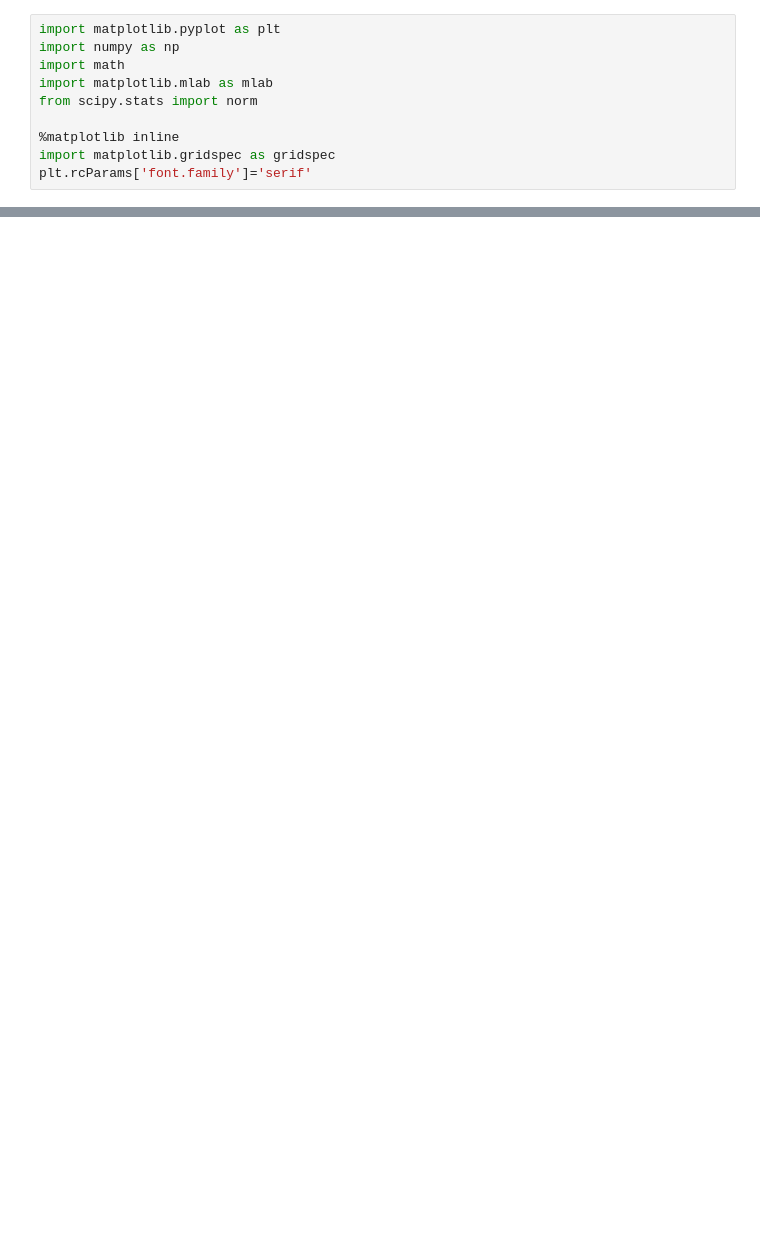
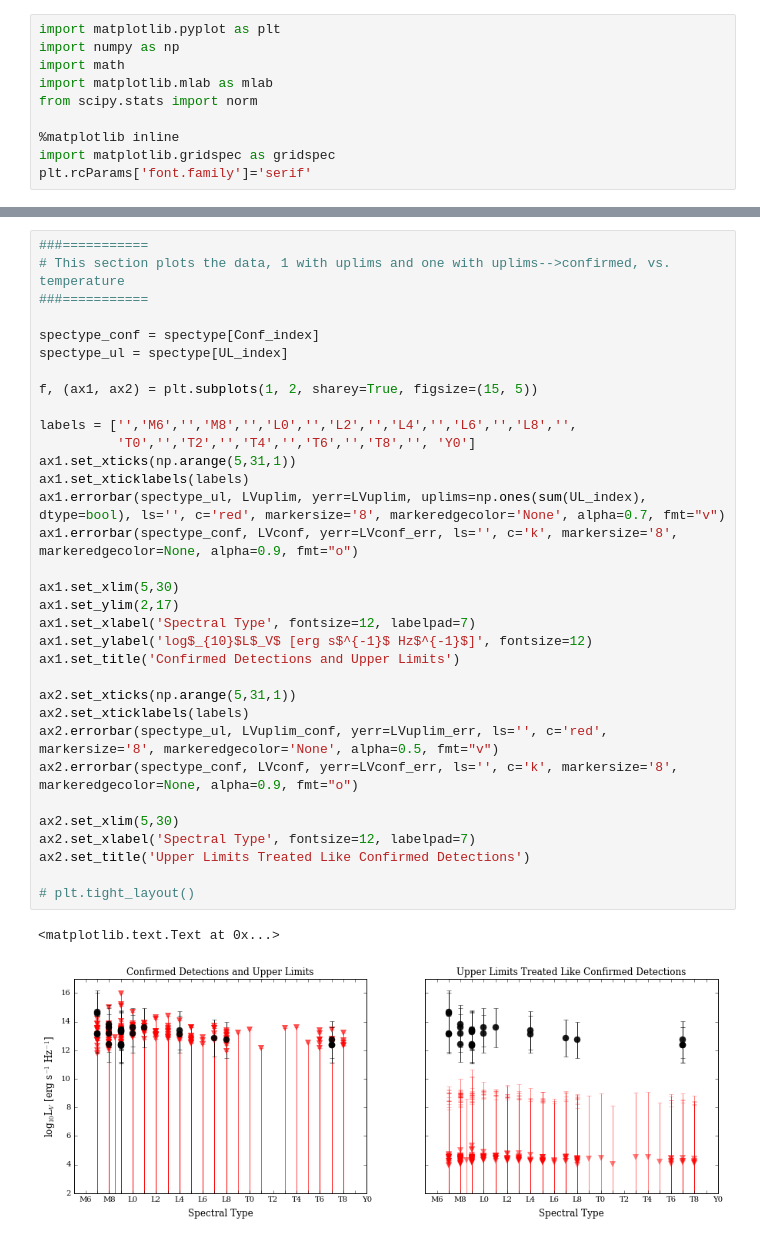
Before and after one commit to elliesch/python_codes, a Jupyter notebook: MixtureModel.ipynb, the cells around one changed output, grey strips where cells are left out. Cells and saved outputs as stored; diff of their text form; blank space fills up the shorter version.

```diff
--- a/MixtureModel.ipynb
+++ b/MixtureModel.ipynb
@@ -46,4 +45,40 @@ LVuplim_err = np.full((1, (len(LVuplim))), err_av)
 
 LVtotal = np.concatenate((LVconf, LVuplim))
+# %%
+###===========
+# This section plots the data, 1 with uplims and one with uplims-->confirmed, vs. temperature
+###===========
+
+spectype_conf = spectype[Conf_index]
+spectype_ul = spectype[UL_index]
+
+f, (ax1, ax2) = plt.subplots(1, 2, sharey=True, figsize=(15, 5))
+
+labels = ['','M6','','M8','','L0','','L2','','L4','','L6','','L8','',
+          'T0','','T2','','T4','','T6','','T8','', 'Y0']
+ax1.set_xticks(np.arange(5,31,1))
+ax1.set_xticklabels(labels)
+ax1.errorbar(spectype_ul, LVuplim, yerr=LVuplim, uplims=np.ones(sum(UL_index), dtype=bool), ls='', c='red', markersize='8', markeredgecolor='None', alpha=0.7, fmt="v")
+ax1.errorbar(spectype_conf, LVconf, yerr=LVconf_err, ls='', c='k', markersize='8', markeredgecolor=None, alpha=0.9, fmt="o")
+
+ax1.set_xlim(5,30)
+ax1.set_ylim(2,17)
+ax1.set_xlabel('Spectral Type', fontsize=12, labelpad=7)
+ax1.set_ylabel('log$_{10}$L$_V$ [erg s$^{-1}$ Hz$^{-1}$]', fontsize=12)
+ax1.set_title('Confirmed Detections and Upper Limits')
+
+ax2.set_xticks(np.arange(5,31,1))
+ax2.set_xticklabels(labels)
+ax2.errorbar(spectype_ul, LVuplim_conf, yerr=LVuplim_err, ls='', c='red', markersize='8', markeredgecolor='None', alpha=0.5, fmt="v")
+ax2.errorbar(spectype_conf, LVconf, yerr=LVconf_err, ls='', c='k', markersize='8', markeredgecolor=None, alpha=0.9, fmt="o")
+
+ax2.set_xlim(5,30)
+ax2.set_xlabel('Spectral Type', fontsize=12, labelpad=7)
+ax2.set_title('Upper Limits Treated Like Confirmed Detections')
+
+# plt.tight_layout()
+# %% [output]
+<matplotlib.text.Text at 0x...>
+[figure, added]
 # %%
 ###===========
```
Also changed, not shown: parts of 5 cells of this notebook.
